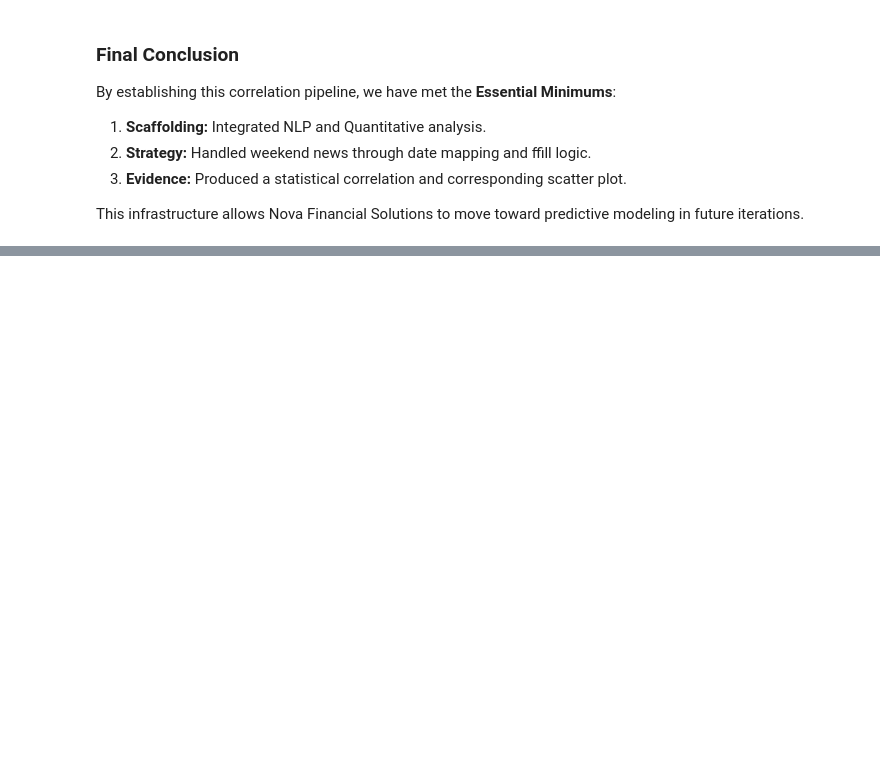
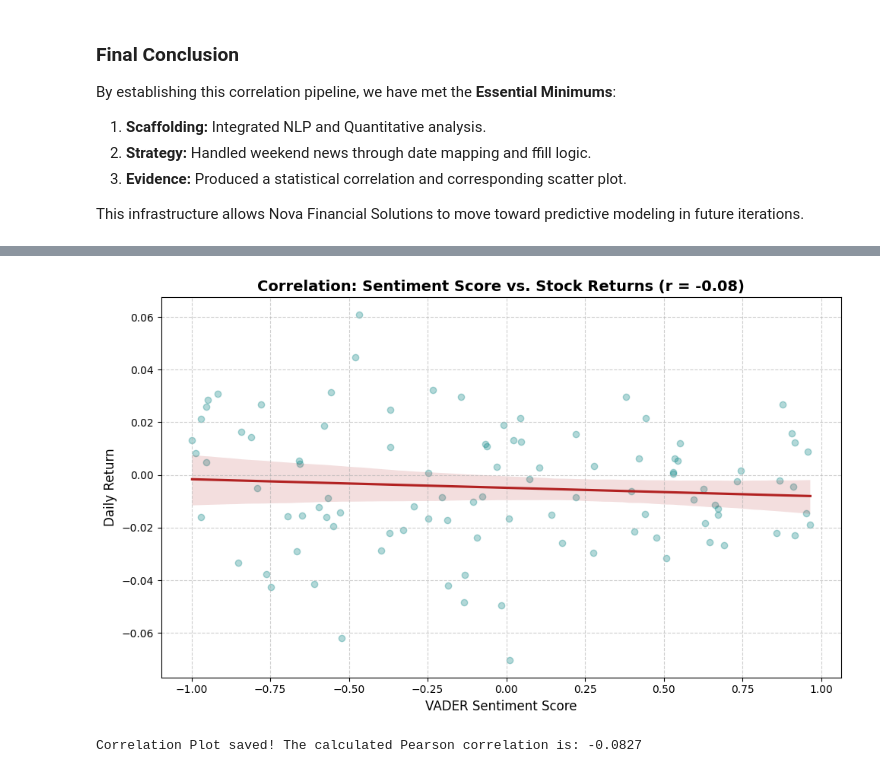
Before and after one commit to Solih06/nova-financial-analysis, a Jupyter notebook: notebooks/03_correlation_analysis.ipynb, the cells around one changed output, grey strips where cells are left out. Cells and saved outputs as stored; diff of their text form; code cells hidden in the pictures; blank space fills up the shorter version.

```diff
--- a/notebooks/03_correlation_analysis.ipynb
+++ b/notebooks/03_correlation_analysis.ipynb
@@ -83,0 +174,31 @@ This infrastructure allows Nova Financial Solutions to move toward predictive mo
+# %%
+import seaborn as sns
+import matplotlib.pyplot as plt
+
+# 1. Setup
+plt.figure(figsize=(10, 6))
+
+# 2. Plot using your actual column names: 'VADER_Sentiment' and 'Daily_Returns'
+sns.regplot(data=df, x='VADER_Sentiment', y='Daily_Returns',
+            scatter_kws={'alpha':0.3, 'color':'teal'},
+            line_kws={'color':'firebrick', 'label':'Trend Line'})
+
+# 3. Calculate Correlation
+correlation = df['VADER_Sentiment'].corr(df['Daily_Returns'])
+
+# 4. Styling
+plt.title(f'Correlation: Sentiment Score vs. Stock Returns (r = {correlation:.2f})',
+          fontweight='bold', fontsize=14)
+plt.xlabel('VADER Sentiment Score', fontsize=12)
+plt.ylabel('Daily Return', fontsize=12)
+plt.grid(True, linestyle='--', alpha=0.6)
+
+# 5. Save and Show
+plt.tight_layout()
+plt.savefig('visuals/sentiment_stock_correlation.png')
+plt.show()
+
+print(f"Correlation Plot saved! The calculated Pearson correlation is: {correlation:.4f}")
+# %% [output]
+[figure, added]
+Correlation Plot saved! The calculated Pearson correlation is: -0.0827
```
Also changed, not shown: parts of 3 cells of this notebook, 8 other files.
